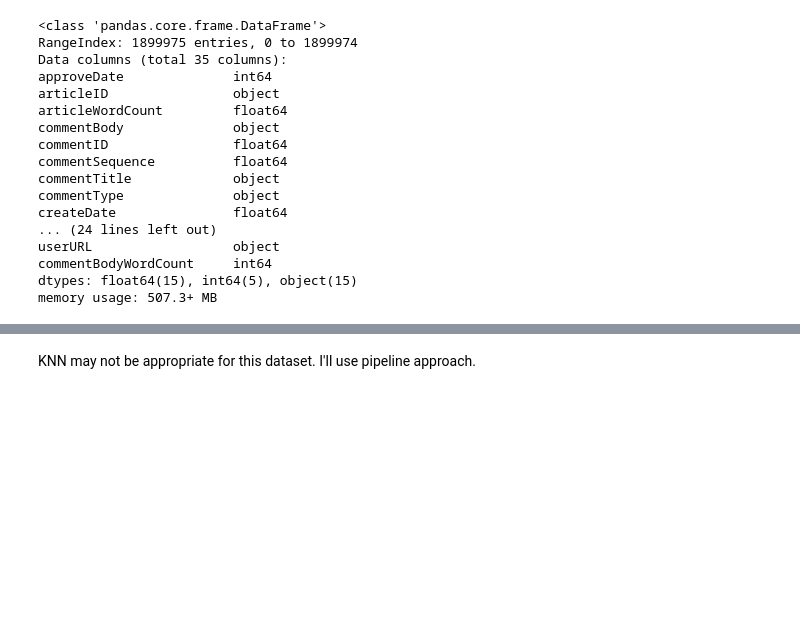
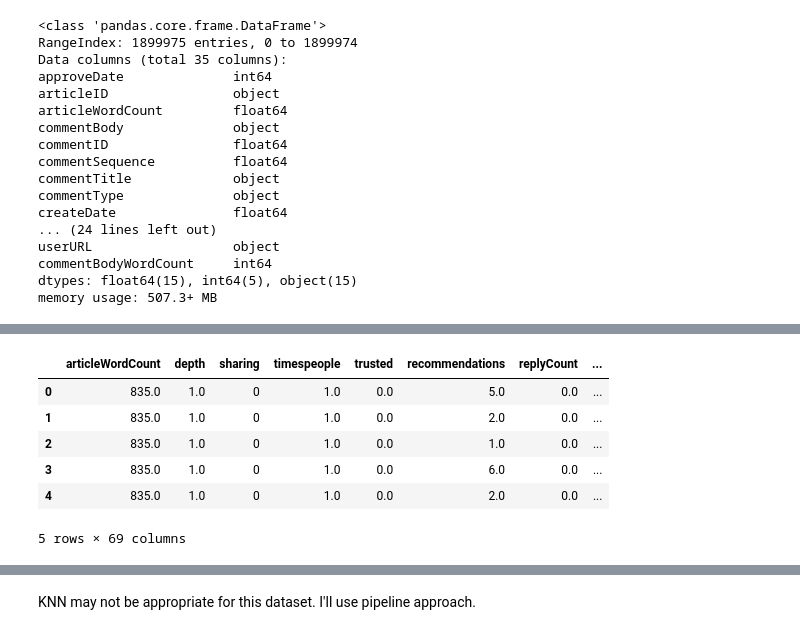
Before and after one commit to prray305/dsc-3-final-project-online-ds-ft-021119, a Jupyter notebook: student.ipynb, the cells around one changed output, grey strips where cells are left out. Drawn from its saved outputs; the diff is of its cells as text; code cells hidden in the pictures; blank space fills up the shorter version.

```diff
--- a/student.ipynb
+++ b/student.ipynb
@@ -1250,3 +1308,12 @@ class_target = data2['editorsSelection']
 # %%
-# one_hot_class_data = pd.get_dummies(class_data)
+one_hot_class_data = pd.get_dummies(class_data)
 ## takes too much time and computing power
+one_hot_class_data.head()
+# %% [output]
+|  | articleWordCount | depth | sharing | timespeople | trusted | recommendations | replyCount | ... |
+| 0 | 835.0 | 1.0 | 0 | 1.0 | 0.0 | 5.0 | 0.0 | ... |
+| 1 | 835.0 | 1.0 | 0 | 1.0 | 0.0 | 2.0 | 0.0 | ... |
+| 2 | 835.0 | 1.0 | 0 | 1.0 | 0.0 | 1.0 | 0.0 | ... |
+| 3 | 835.0 | 1.0 | 0 | 1.0 | 0.0 | 6.0 | 0.0 | ... |
+| 4 | 835.0 | 1.0 | 0 | 1.0 | 0.0 | 2.0 | 0.0 | ... |
+5 rows × 69 columns
```
Also changed, not shown: parts of 69 cells of this notebook, 1 other file.
